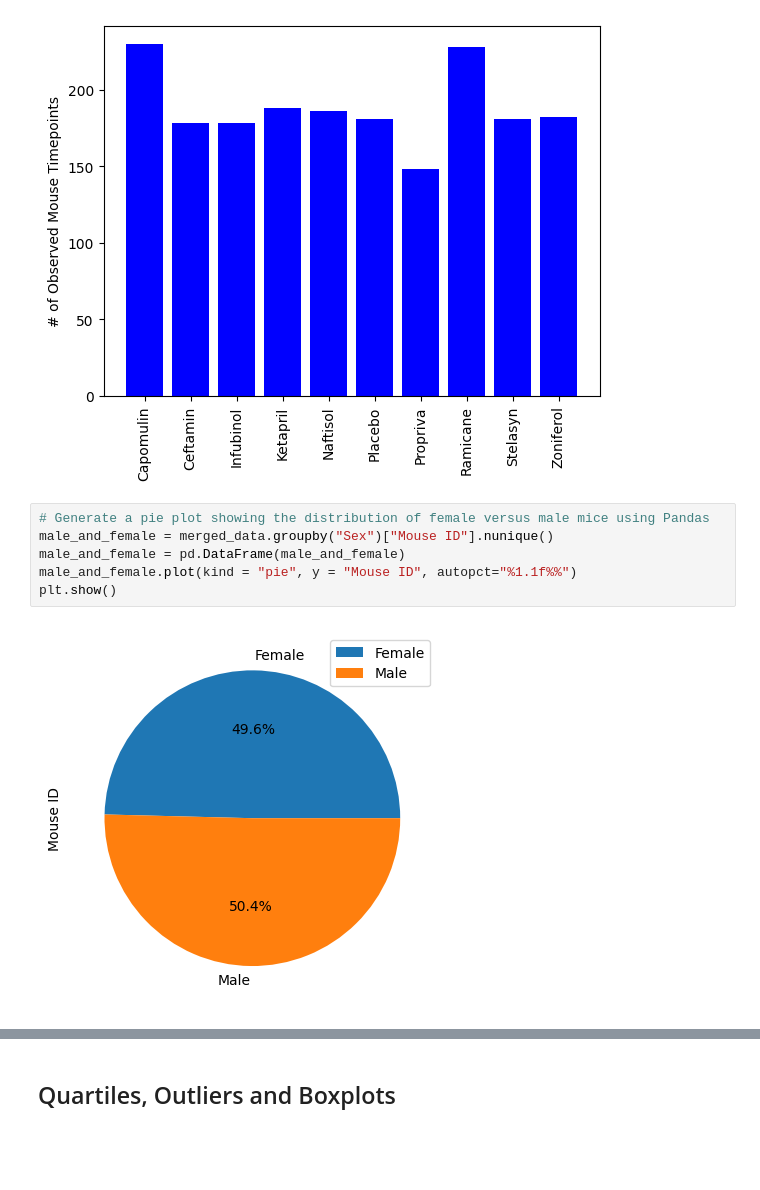
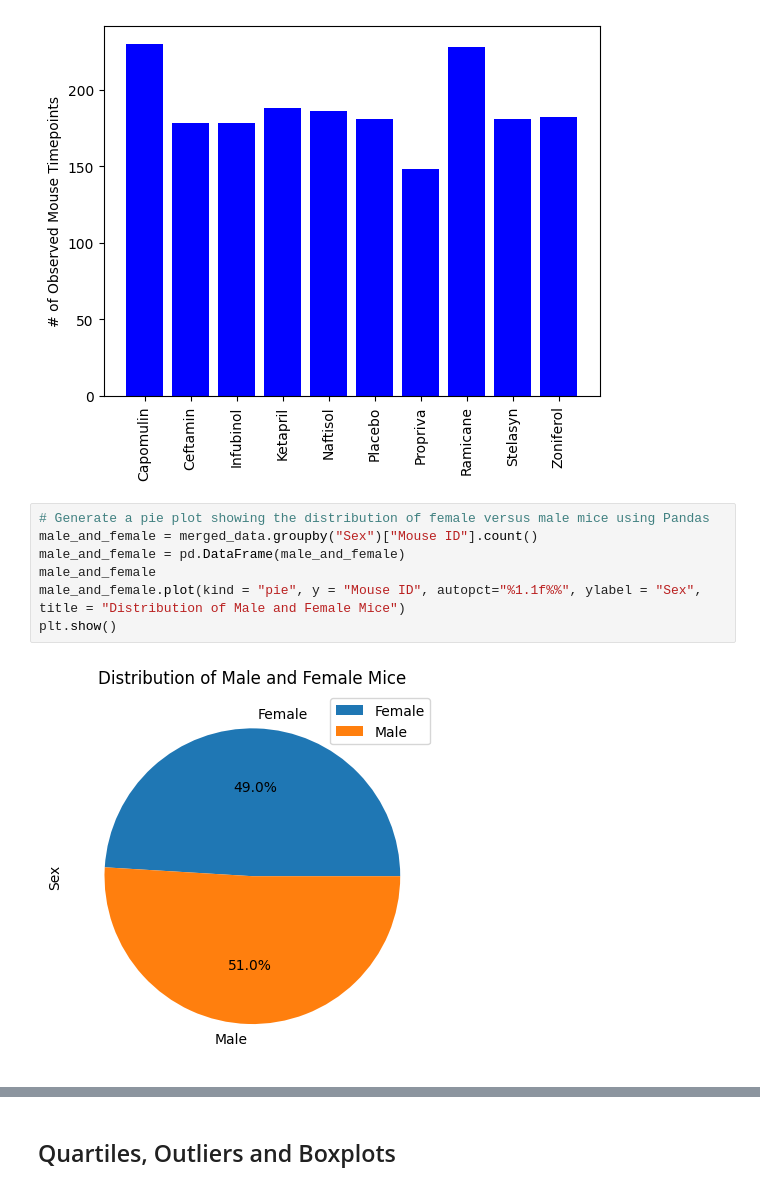
Before and after one commit to tgrishanina/matplotlib-challenge, a Jupyter notebook: pymaceuticals.ipynb, the cells around one changed output, grey strips where cells are left out. Drawn from its saved outputs; the diff is of its cells as text; blank space fills up the shorter version.

```diff
--- a/pymaceuticals.ipynb
+++ b/pymaceuticals.ipynb
@@ -159,11 +159,12 @@ plt.show()
 [figure]
 # %%
 # Generate a pie plot showing the distribution of female versus male mice using Pandas
-male_and_female = merged_data.groupby("Sex")["Mouse ID"].nunique()
+male_and_female = merged_data.groupby("Sex")["Mouse ID"].count()
 male_and_female = pd.DataFrame(male_and_female)
-male_and_female.plot(kind = "pie", y = "Mouse ID", autopct="%1.1f%%")
+male_and_female
+male_and_female.plot(kind = "pie", y = "Mouse ID", autopct="%1.1f%%", ylabel = "Sex", title = "Distribution of Male and Female Mice")
 plt.show()
 # %% [output]
-[figure, old version]
+[figure, new version]
 # %%
 # Generate a pie plot showing the distribution of female versus male mice using pyplot
```
Also changed, not shown: parts of 1 cell of this notebook.
